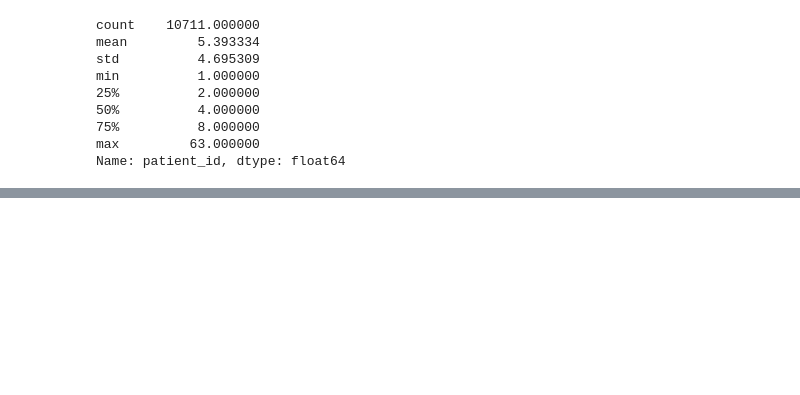
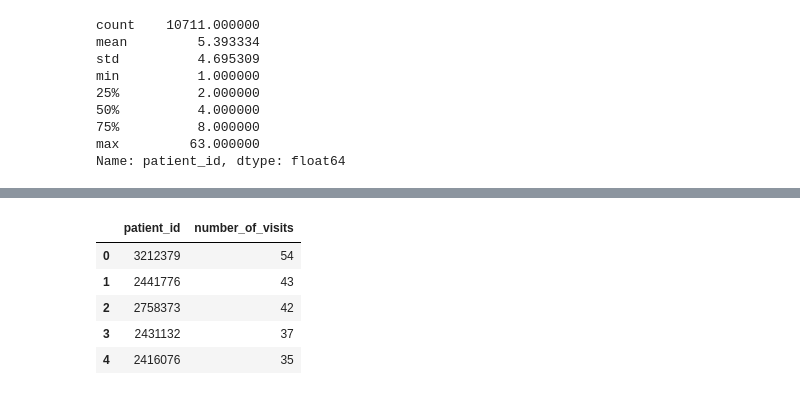
Before and after one commit to Rhunsilval/smile_on_python, a Jupyter notebook: notebooks/03_smileon_visualizations.ipynb, the cells around one changed output, grey strips where cells are left out. Cells and saved outputs as stored; diff of their text form; code cells hidden in the pictures; blank space fills up the shorter version.

```diff
--- a/notebooks/03_smileon_visualizations.ipynb
+++ b/notebooks/03_smileon_visualizations.ipynb
@@ -204,0 +376,11 @@ Name: patient_id, dtype: float64
+# %%
+patientcounts = pd.read_csv('../data/patientcounts.csv')
+# %%
+patientcounts.head()
+# %% [output]
+|  | patient_id | number_of_visits |
+| 0 | 3212379 | 54 |
+| 1 | 2441776 | 43 |
+| 2 | 2758373 | 42 |
+| 3 | 2431132 | 37 |
+| 4 | 2416076 | 35 |
```
Also changed, not shown: parts of 28 cells of this notebook.
